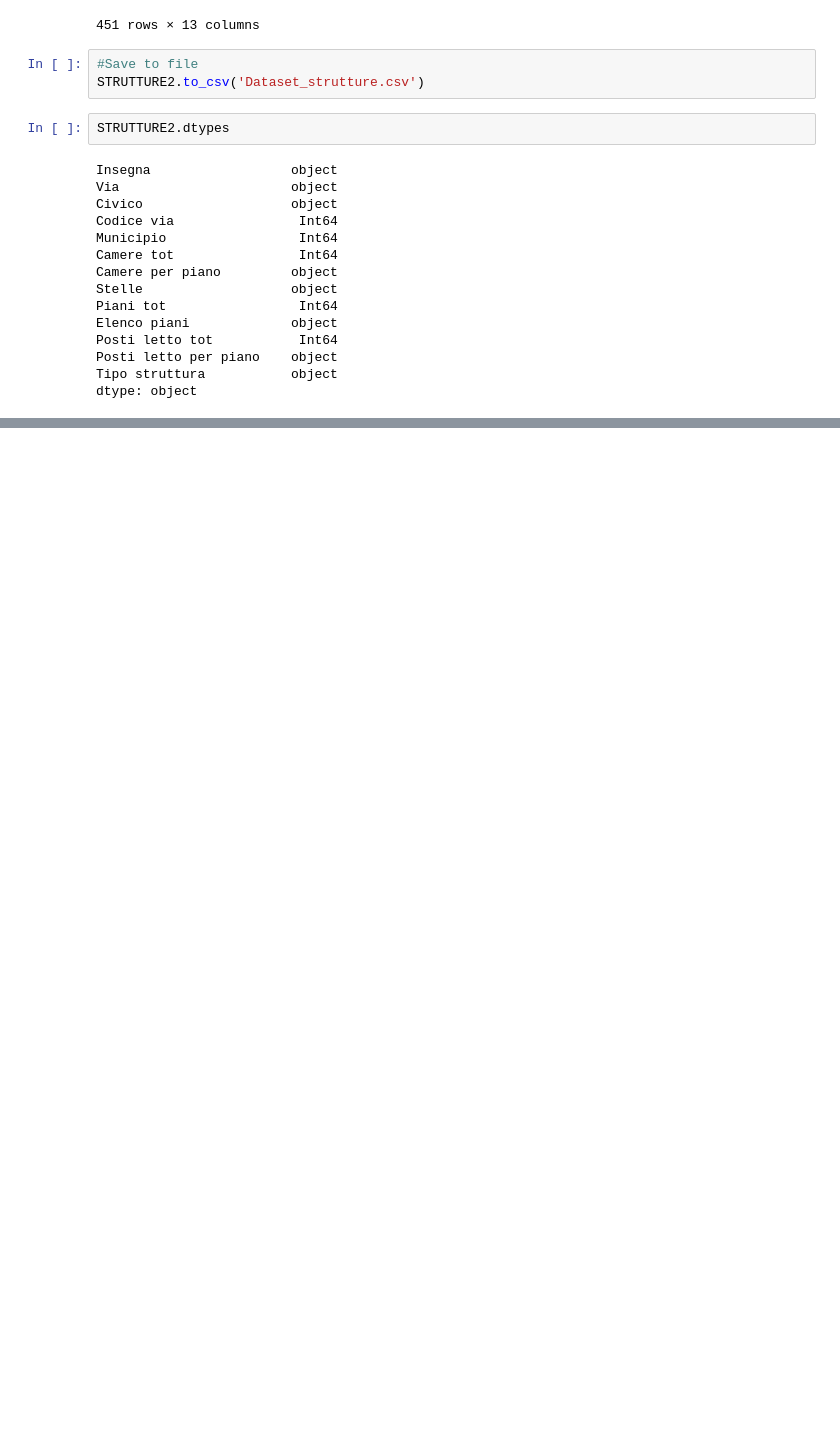
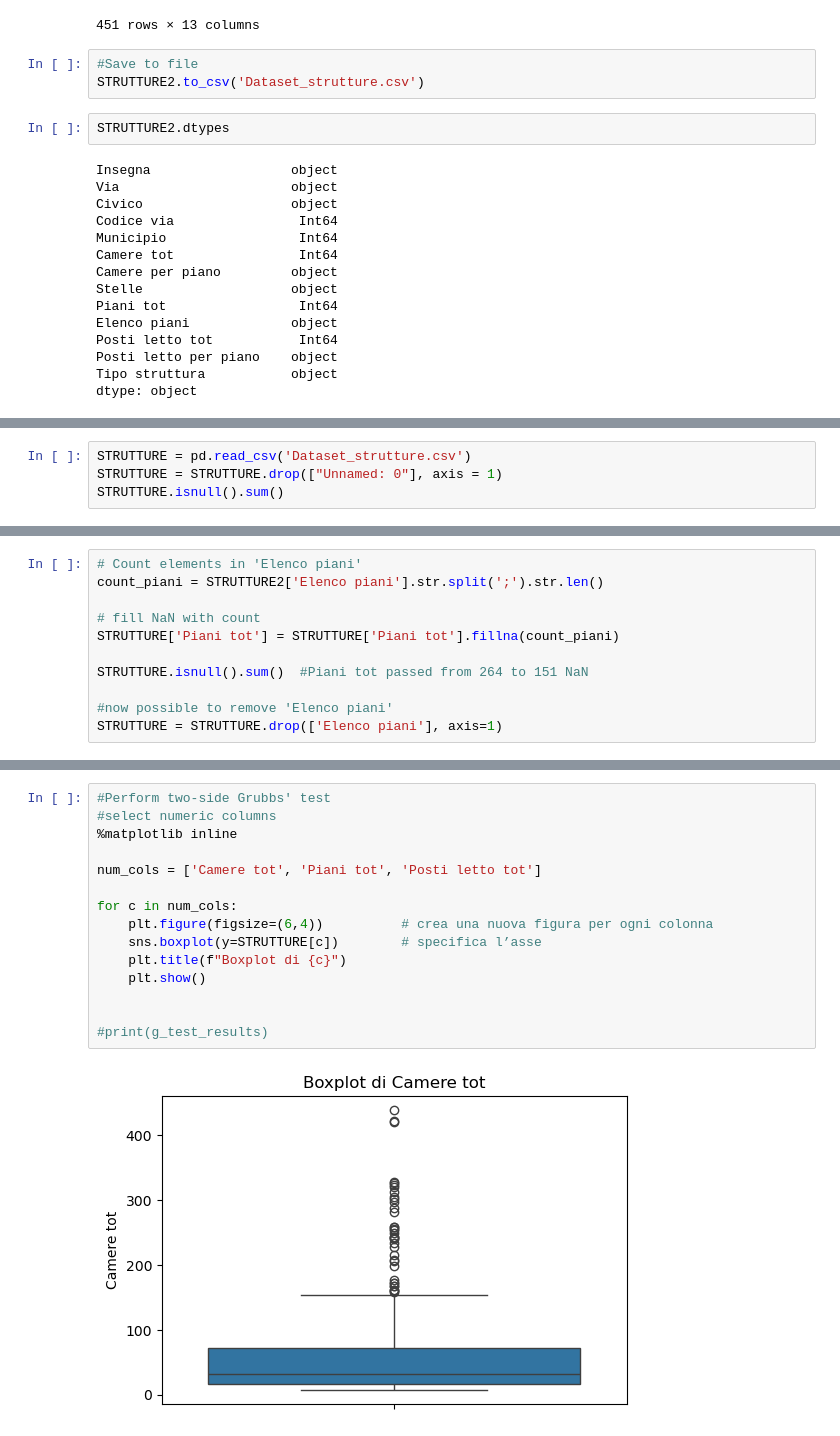
Before and after one commit to silviamacchi/DataQuality_project, a Jupyter notebook: Script_Silvia.ipynb, the cells around one changed output, grey strips where cells are left out. Saved outputs shown, nothing was run; the diff lists cells and outputs as text; blank space fills up the shorter version.

```diff
--- a/Script_Silvia.ipynb
+++ b/Script_Silvia.ipynb
@@ -669,0 +548,4 @@ dtype: int64
+# %%
+STRUTTURE = pd.read_csv('Dataset_strutture.csv')
+STRUTTURE = STRUTTURE.drop(["Unnamed: 0"], axis = 1)
+STRUTTURE.isnull().sum()
@@ -669,0 +576,11 @@ dtype: int64
+# %%
+# Count elements in 'Elenco piani'
+count_piani = STRUTTURE2['Elenco piani'].str.split(';').str.len()
+
+# fill NaN with count
+STRUTTURE['Piani tot'] = STRUTTURE['Piani tot'].fillna(count_piani)
+
+STRUTTURE.isnull().sum()  #Piani tot passed from 264 to 151 NaN
+
+#now possible to remove 'Elenco piani'
+STRUTTURE = STRUTTURE.drop(['Elenco piani'], axis=1)
@@ -669,0 +663,17 @@ dtype: int64
+# %%
+#Perform two-side Grubbs' test
+#select numeric columns
+%matplotlib inline
+
+num_cols = ['Camere tot', 'Piani tot', 'Posti letto tot']
+
+for c in num_cols:
+    plt.figure(figsize=(6,4))          # crea una nuova figura per ogni colonna
+    sns.boxplot(y=STRUTTURE[c])        # specifica l’asse
+    plt.title(f"Boxplot di {c}")
+    plt.show()
+
+
+#print(g_test_results)
+# %% [output]
+[figure, added]
```
Also changed, not shown: parts of 60 cells of this notebook, 2 other files.
